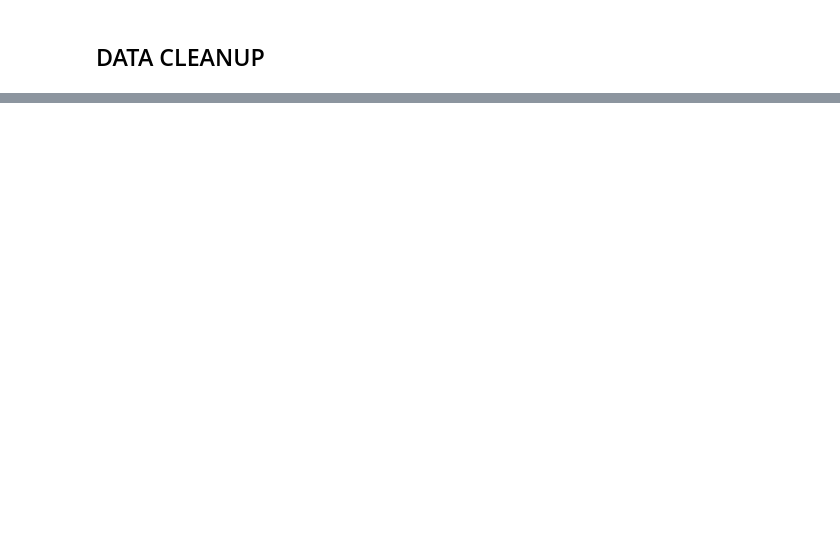
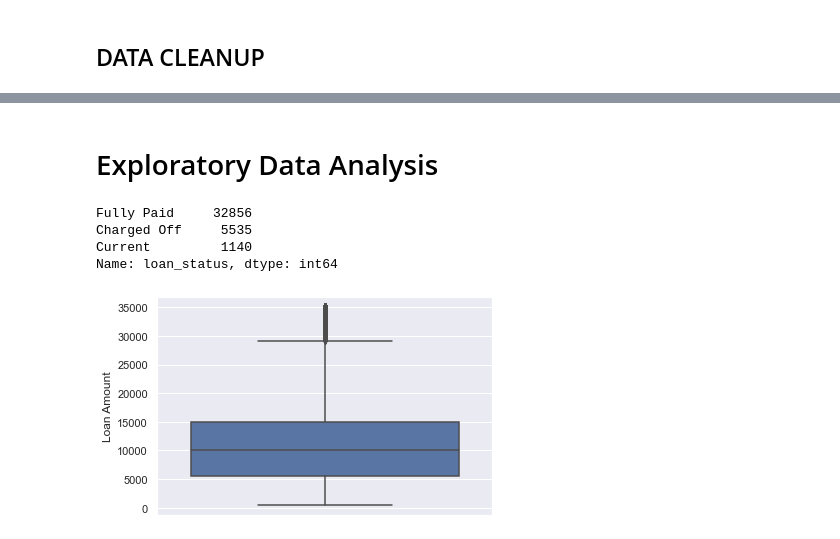
Before and after one commit to pravin691983/LendingClubCaseStudy, a Jupyter notebook: Lending_Club_Default_Analysis.ipynb, the cells around one changed output, grey strips where cells are left out. Drawn from its saved outputs; the diff is of its cells as text; code cells hidden in the pictures; blank space fills up the shorter version.

Commit message:
Update code for data cleanup

```diff
--- a/Lending_Club_Default_Analysis.ipynb
+++ b/Lending_Club_Default_Analysis.ipynb
@@ -114,0 +362,10 @@ df_loan.describe()
+# %%
+# Creating a profit and loss column
+df_loan['profit_and_loss']=(df_loan['total_pymnt']- df_loan['funded_amnt'])*100/df_loan['funded_amnt']
+# %%
+df_loan['loan_inc_ratio'] = df_loan.funded_amnt*100/df_loan.annual_inc
+# %%
+columns = ['total_acc', 'term_in_months', 'issue_d_year']
+df_loan[columns] = df_loan[columns].astype(np.int)
+# %%
+df_loan['annual_inc_lakhs'] = df_loan['annual_inc'] / 1000
@@ -114,0 +418,15 @@ df_loan.describe()
+# %% [markdown]
+# Exploratory Data Analysis
+# %%
+df_loan["loan_status"].value_counts()
+# %% [output]
+Fully Paid     32856
+Charged Off     5535
+Current         1140
+Name: loan_status, dtype: int64
+# %%
+sns.boxplot( y=df_loan["loan_amnt"] )
+plt.ylabel('Loan Amount')
+plt.show()
+# %% [output]
+[figure, added]
```
Also changed, not shown: parts of 88 cells of this notebook.
